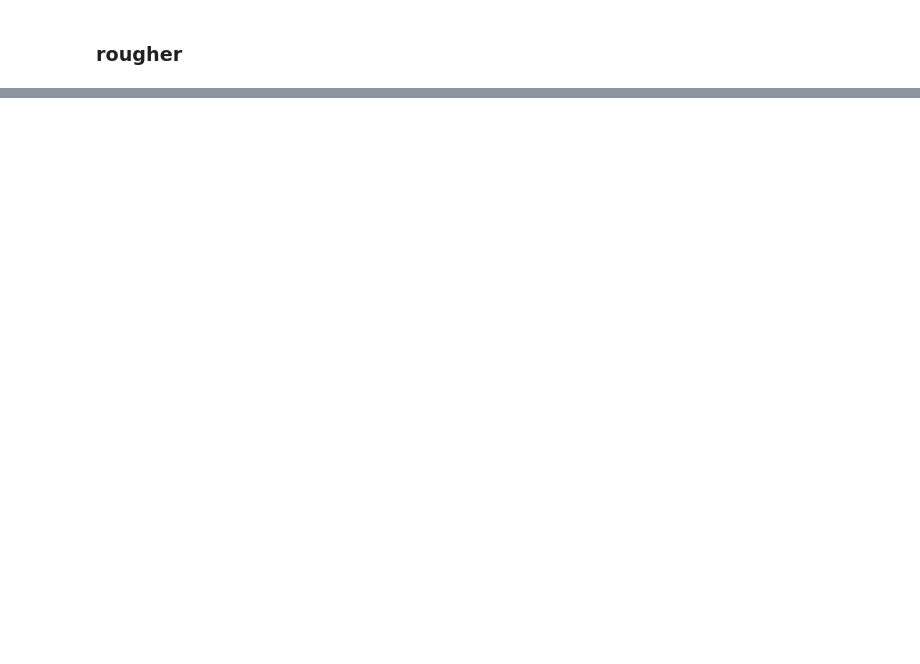
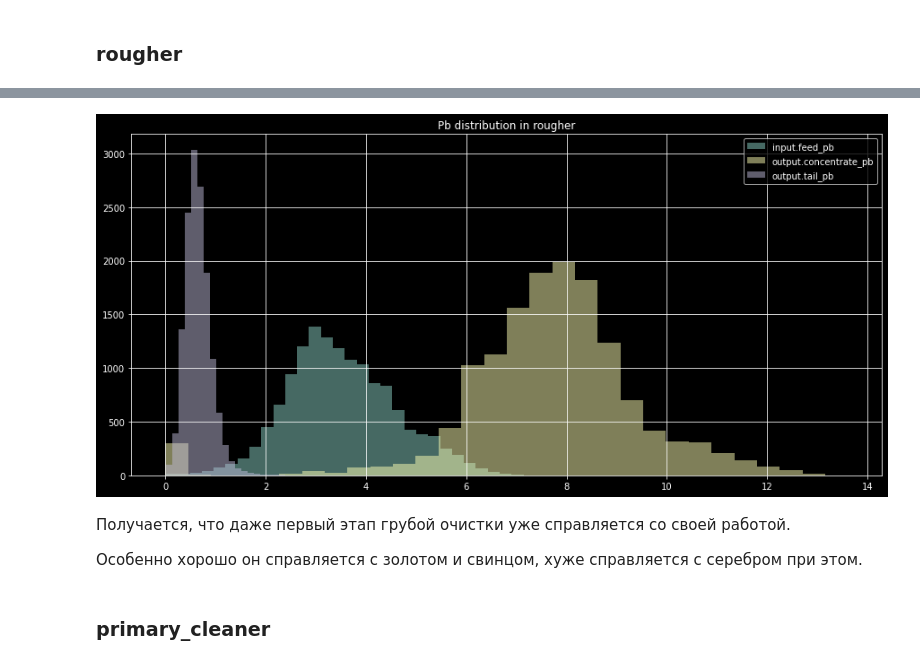
Before and after one commit to aabitokh/home_repo, a Jupyter notebook: YP_DS/gold_project/ntb.ipynb, the cells around one changed output, grey strips where cells are left out. Cells and saved outputs as stored; diff of their text form; code cells hidden in the pictures; blank space fills up the shorter version.

```diff
--- a/YP_DS/gold_project/ntb.ipynb
+++ b/YP_DS/gold_project/ntb.ipynb
@@ -465,0 +261,15 @@ Index(['date', 'final.output.concentrate_ag', 'final.output.concentrate_pb',
+# %%
+train_df['rougher.input.feed_pb'].hist(alpha = 0.5, bins = 30)
+train_df['rougher.output.concentrate_pb'].hist(alpha = 0.5, bins = 30)
+train_df['rougher.output.tail_pb'].hist(alpha = 0.5, bins =30)
+plt.title('Pb distribution in rougher')
+plt.legend(['input.feed_pb', 'output.concentrate_pb', 'output.tail_pb'])
+plt.show()
+# %% [output]
+[figure, added]
+# %% [markdown]
+Получается, что даже первый этап грубой очистки уже справляется со своей работой.
+
+Особенно хорошо он справляется с золотом и свинцом, хуже справляется с серебром при этом.
+# %% [markdown]
+### primary_cleaner
```
Also changed, not shown: parts of 59 cells of this notebook.
